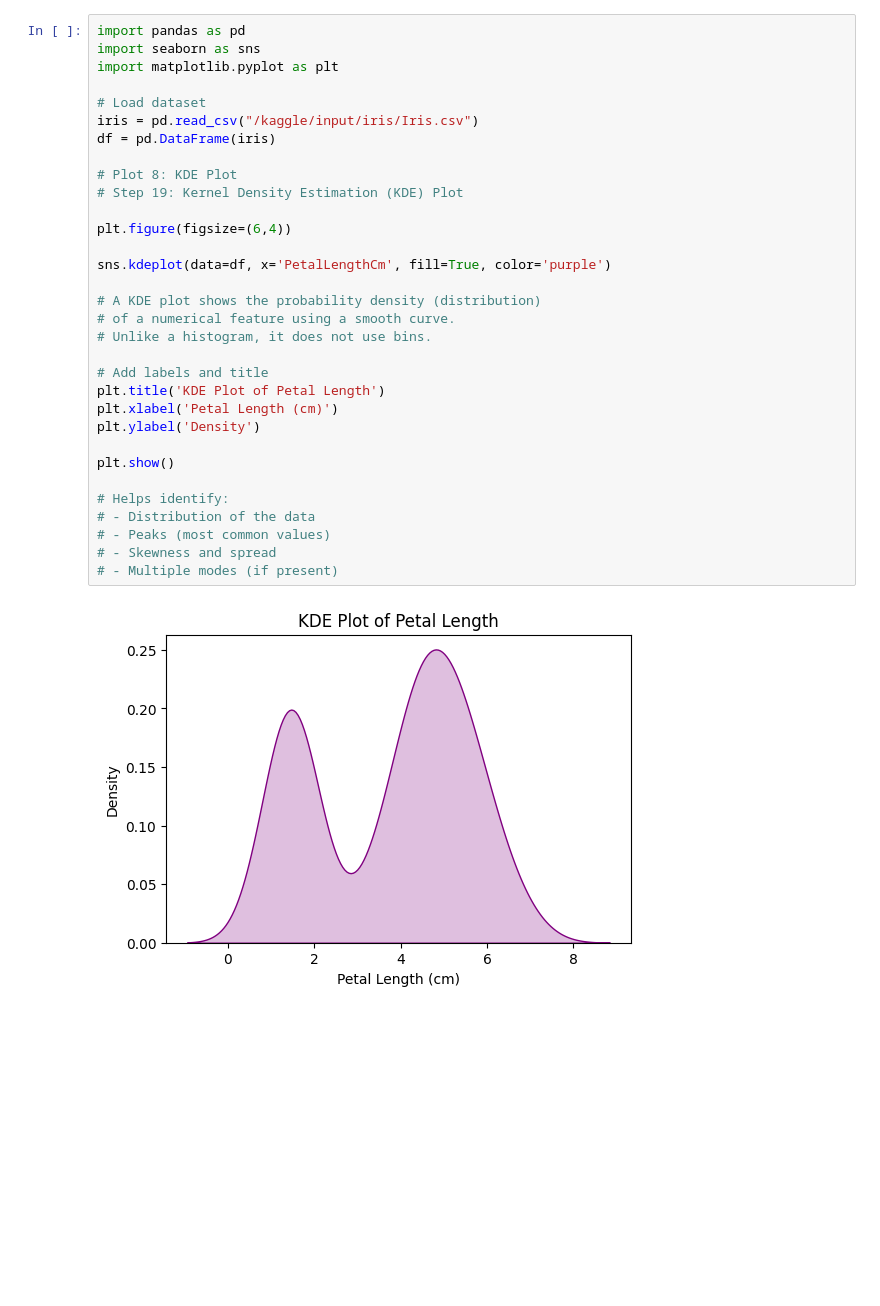
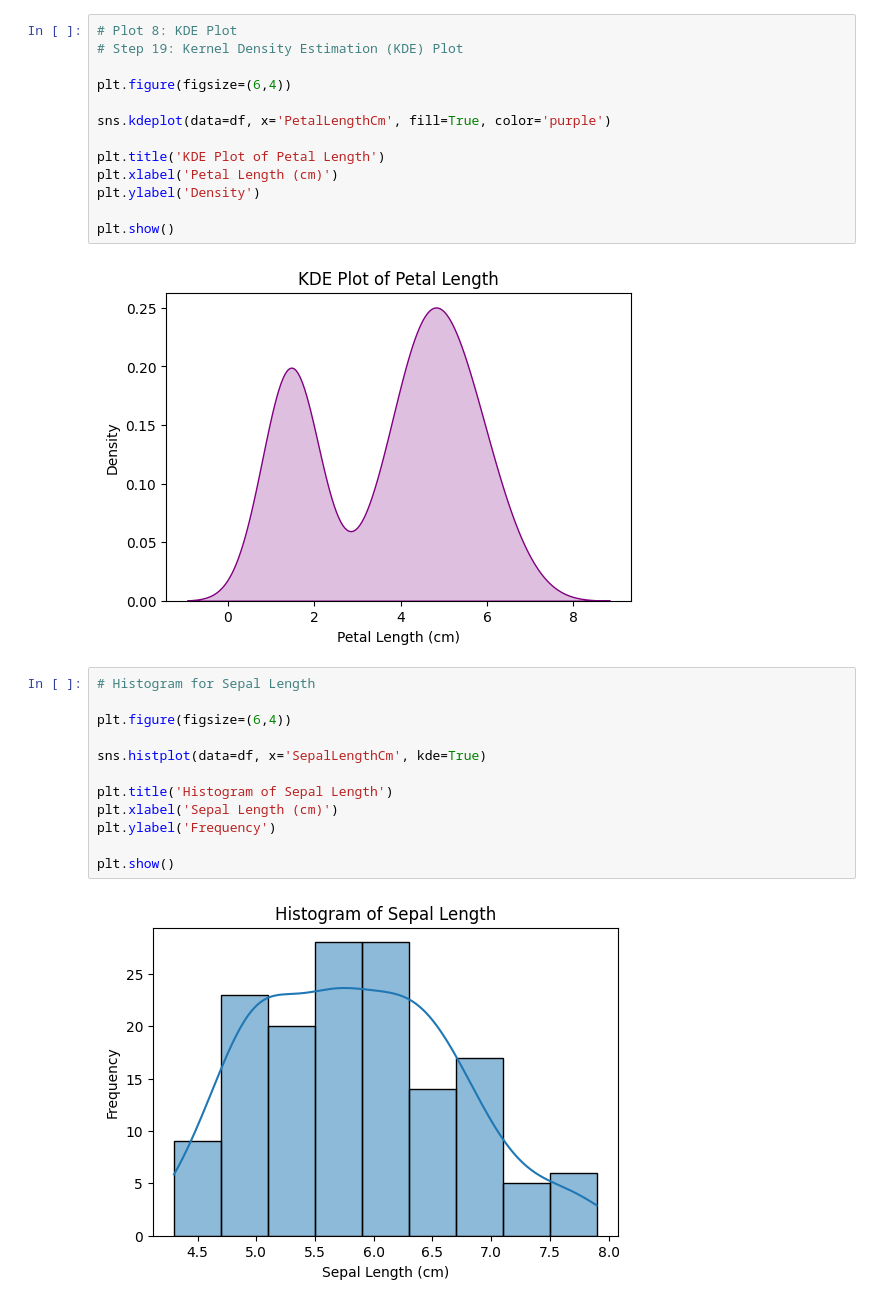
Before and after one commit to shivampimple29/Intelligent-Data-Systems, a Jupyter notebook: Exp3/Exp3.ipynb, the cells around one changed output. Drawn from its saved outputs; the diff is of its cells as text; blank space fills up the shorter version.

```diff
--- a/Exp3/Exp3.ipynb
+++ b/Exp3/Exp3.ipynb
@@ -248,14 +203,6 @@ plt.show()
 # %% [output]
 [figure]
 # %%
-import pandas as pd
-import seaborn as sns
-import matplotlib.pyplot as plt
-
-# Load dataset
-iris = pd.read_csv("/kaggle/input/iris/Iris.csv")
-df = pd.DataFrame(iris)
-
 # Plot 8: KDE Plot
 # Step 19: Kernel Density Estimation (KDE) Plot
 
@@ -263,21 +210,24 @@ plt.figure(figsize=(6,4))
 
 sns.kdeplot(data=df, x='PetalLengthCm', fill=True, color='purple')
 
-# A KDE plot shows the probability density (distribution)
-# of a numerical feature using a smooth curve.
-# Unlike a histogram, it does not use bins.
-
-# Add labels and title
 plt.title('KDE Plot of Petal Length')
 plt.xlabel('Petal Length (cm)')
 plt.ylabel('Density')
 
 plt.show()
-
-# Helps identify:
-# - Distribution of the data
-# - Peaks (most common values)
-# - Skewness and spread
-# - Multiple modes (if present)
 # %% [output]
 [figure]
+# %%
+# Histogram for Sepal Length
+
+plt.figure(figsize=(6,4))
+
+sns.histplot(data=df, x='SepalLengthCm', kde=True)
+
+plt.title('Histogram of Sepal Length')
+plt.xlabel('Sepal Length (cm)')
+plt.ylabel('Frequency')
+
+plt.show()
+# %% [output]
+[figure, added]
```
Also changed, not shown: parts of 18 cells of this notebook.
